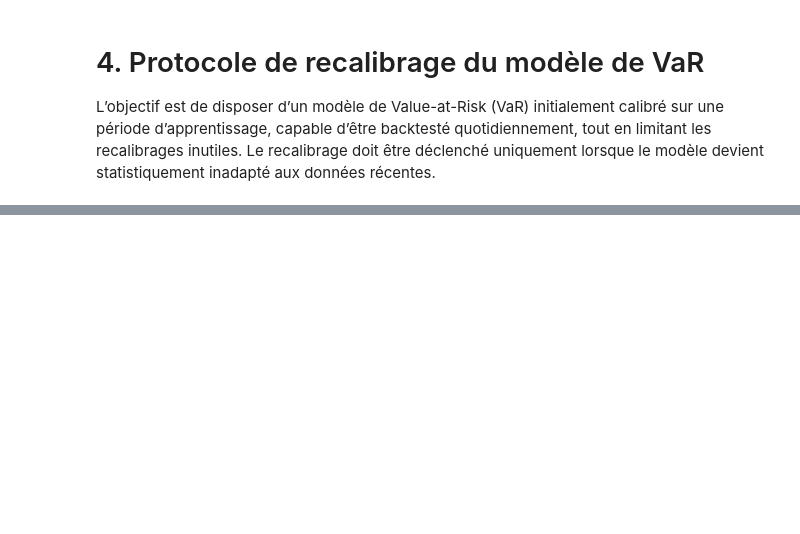
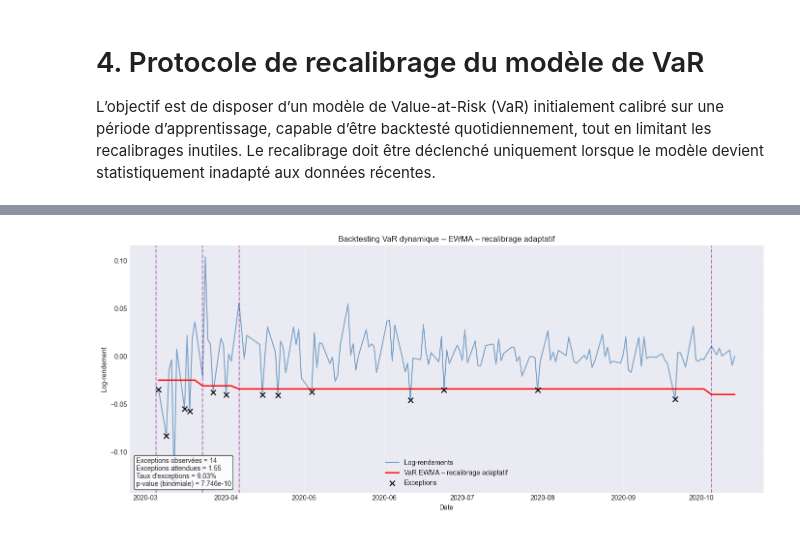
Before and after one commit to Charlin-D-S/extreme_risk_statistics, a Jupyter notebook: notebooks/exploration.ipynb, the cells around one changed output, grey strips where cells are left out. Cells and saved outputs as stored; diff of their text form; code cells hidden in the pictures; blank space fills up the shorter version.

```diff
--- a/notebooks/exploration.ipynb
+++ b/notebooks/exploration.ipynb
@@ -2241,0 +2014,31 @@ plot_var_backtesting(
+# %%
+def compute_var(returns, alpha=0.99):
+    """ VaR empirique à partir des quantiles"""
+    # mu = np.mean(returns)
+    # sigma = np.std(returns)
+    # return mu + sigma * norm.ppf(1 - alpha)
+    x_clean = returns[~np.isnan(returns)]
+
+    return np.percentile(x_clean, (1 - alpha) * 100)
+# %%
+def calibrate(returns, var_value, alpha=0.99, niv_conf=0.95,test_name='christoffersen'):
+
+    """
+    Calibrage de la VaR avec test de couverture conditionnelle
+     - returns : série des log-rendements
+     - var_value : valeur actuelle de la VaR
+     - alpha : niveau de confiance de la VaR
+     - niv_conf : niveau de confiance pour le test de couverture
+     - test_name : nom du test de couverture à utiliser ('christoffersen' ou 'kupiec')
+    """
+    exceptions = (returns < var_value).astype(int)
+    coverage_results = get_coverage_test(exceptions, var_value, alpha)
+
+    if coverage_results[test_name]['p_value'] < 1-niv_conf:
+        new_var = compute_var(returns, alpha)
+        date = returns.index[-1]
+        print(f"Rejet de la couverture {test_name} détecté à la date : {date}")
+        return new_var,True
+    else:
+        #print("Pas de rejet de la couverture conditionnelle")
+        return  var_value,False
@@ -2241,0 +2195,13 @@ plot_var_backtesting(
+# %%
+T = 250
+n = len(train.returns)
+backtest_results = backtest(train.returns, test.returns,
+                            initial_var= var_hist, persistence_days=10,
+                            shift=1, alpha=0.99, test_name='christoffersen')
+plot_exceptions_dynamic(
+    returns_test=test.returns,
+    alpha=0.99,
+    var_dict=backtest_results,
+    name='EWMA – recalibrage adaptatif'
+)
+# %% [output]
@@ -2241,0 +2225 @@ plot_var_backtesting(
+[figure, added]
```
Also changed, not shown: parts of 69 cells of this notebook.
